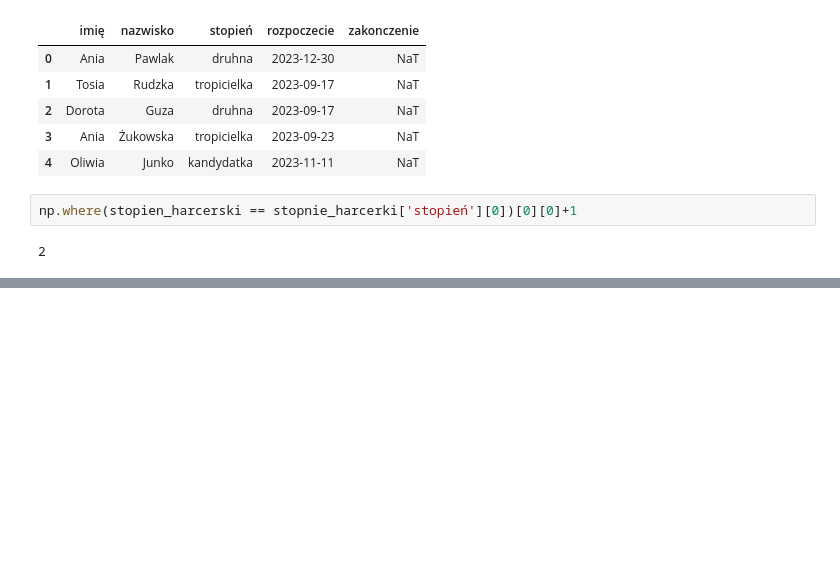
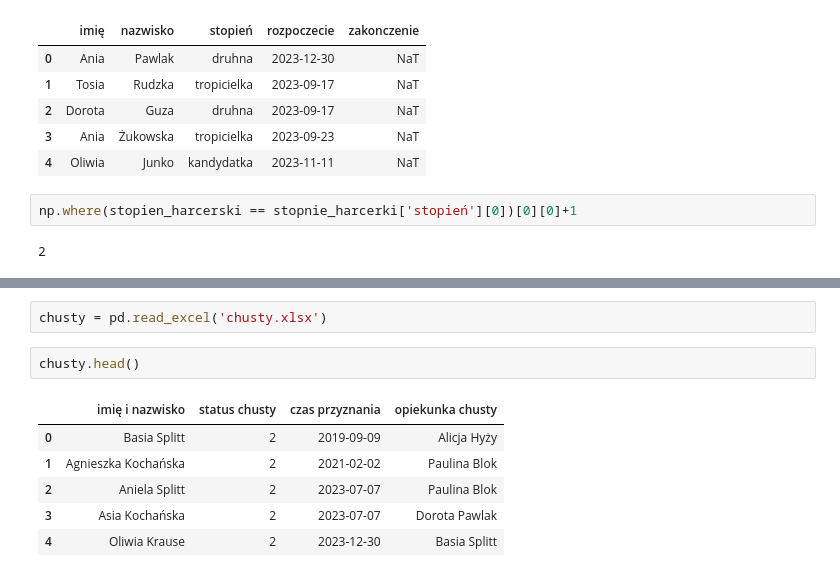
Before and after one commit to Kubabob/ProjektBazyDanych, a Jupyter notebook: wczytanie_danych.ipynb, the cells around one changed output, grey strips where cells are left out. Saved outputs shown, nothing was run; the diff lists cells and outputs as text; blank space fills up the shorter version.

```diff
--- a/wczytanie_danych.ipynb
+++ b/wczytanie_danych.ipynb
@@ -254,3 +254,14 @@ insert into stopnie_harcerki(id_harcerka, id_stopien_harcerski, data_rozpoczecia
 insert into stopnie_harcerki(id_harcerka, id_stopien_harcerski, data_rozpoczecia) values (31, 1, '2023-12-16 00:00:00');
 insert into stopnie_harcerki(id_harcerka, id_stopien_harcerski, data_rozpoczecia, data_zakonczenia) values (32, 5, '2023-07-13 00:00:00', '2024-05-19 00:00:00');
 insert into stopnie_harcerki(id_harcerka, id_stopien_harcerski, data_rozpoczecia, data_zakonczenia) values (33, 5, '2023-07-13 00:00:00', '2024-05-19 00:00:00');
+# %%
+chusty = pd.read_excel('chusty.xlsx')
+# %%
+chusty.head()
+# %% [output]
+|  | imię i nazwisko | status chusty | czas przyznania | opiekunka chusty |
+| 0 | Basia Splitt | 2 | 2019-09-09 | Alicja Hyży |
+| 1 | Agnieszka Kochańska | 2 | 2021-02-02 | Paulina Blok |
+| 2 | Aniela Splitt | 2 | 2023-07-07 | Paulina Blok |
+| 3 | Asia Kochańska | 2 | 2023-07-07 | Dorota Pawlak |
+| 4 | Oliwia Krause | 2 | 2023-12-30 | Basia Splitt |
```
Also changed, not shown: parts of 11 cells of this notebook, 2 other files.
